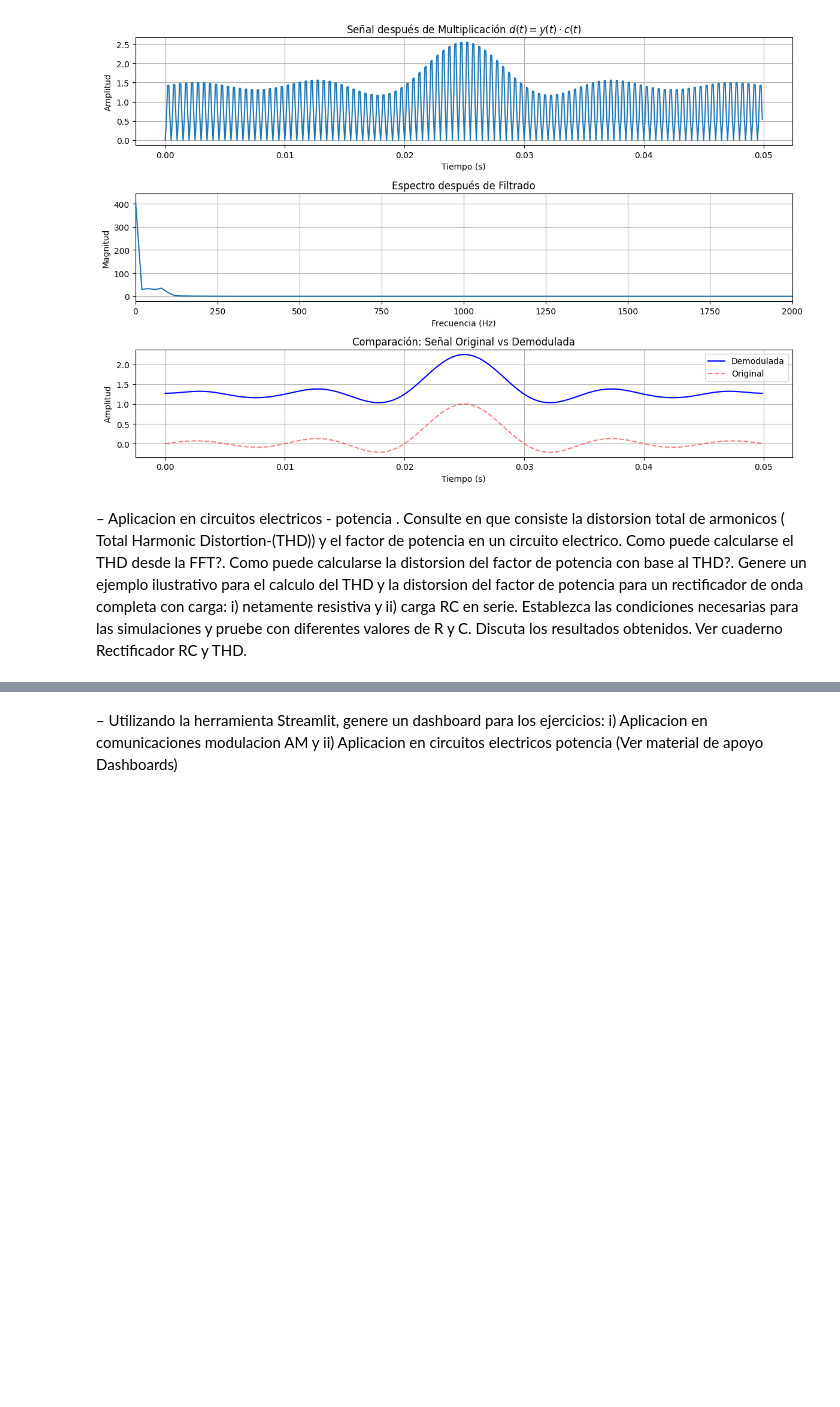
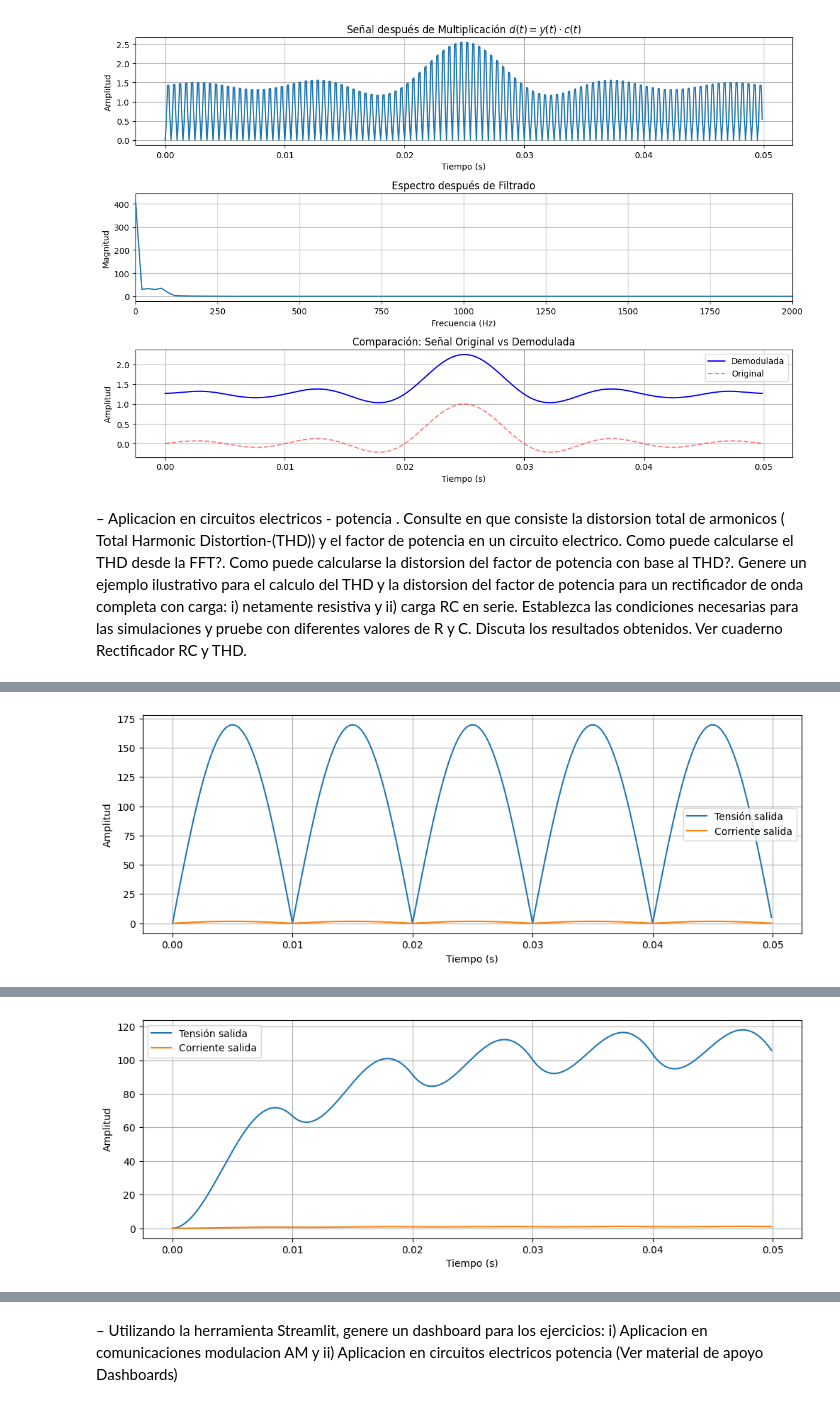
Before and after one commit to descruceria777/Se-alesySistemas, a Jupyter notebook: taller2/descrtaller2_SECC_1.ipynb, the cells around one changed output, grey strips where cells are left out. Drawn from its saved outputs; the diff is of its cells as text; code cells hidden in the pictures; blank space fills up the shorter version.

```diff
--- a/taller2/descrtaller2_SECC_1.ipynb
+++ b/taller2/descrtaller2_SECC_1.ipynb
@@ -711,0 +880,79 @@ resistiva y ii) carga RC en serie. Establezca las condiciones necesarias para la
+# %%
+#implementacion en python
+import numpy as np
+import matplotlib.pyplot as plt
+from scipy.fft import fft, fftfreq
+import matplotlib.pyplot as plt
+import numpy as np
+from scipy.integrate import trapezoid # Changed from simps
+
+# Parámetros de simulación
+fs = 10000       # Frecuencia de muestreo (Hz)
+duration = 0.1   # Duración de simulación (s)
+f = 50           # Frecuencia fundamental (Hz)
+t = np.linspace(0, duration, int(fs*duration), endpoint=False)
+
+def calculate_thd(signal, fs, f):
+    """Calcula THD a partir de la FFT de una señal"""
+    N = len(signal)
+    yf = fft(signal)[:N//2]
+    xf = fftfreq(N, 1/fs)[:N//2]
+
+    # Encontrar fundamental y armónicos
+    fundamental_idx = np.argmax(np.abs(yf[:int(1.5*f*N/fs)]))  # Search range based on fundamental freq
+    V1 = np.abs(yf[fundamental_idx])
+
+    # Identify harmonic indices (up to a reasonable limit, e.g., 20th harmonic or 2kHz)
+    harmonic_indices = [i for i in range(len(xf))
+                       if (i != fundamental_idx) and (xf[i] > f*1.5) and (xf[i] % f < f/4) and (xf[i] < 2000)] # Added tolerance and lower bound
+    Vh = np.sqrt(np.sum(np.abs(yf[harmonic_indices])**2))
+
+    return (Vh/V1)*100
+
+def rectifier_output(R, C=0, plot=False):
+    """Simula rectificador de onda completa con carga R o RC"""
+    # Generar señal de entrada
+    Vin = 120*np.sqrt(2)*np.sin(2*np.pi*f*t)
+
+    # Simular rectificación
+    Vrect = np.abs(Vin)
+
+    # Simular carga
+    if C > 0:  # Carga RC
+        tau = R*C
+        Vout = np.zeros_like(Vrect)
+        for i in range(1, len(Vout)):
+            Vout[i] = Vout[i-1] + (Vrect[i] - Vout[i-1])*(1 - np.exp(-1/(fs*tau)))
+    else:      # Carga resistiva
+        Vout = Vrect
+
+    # Calcular corriente
+    Iout = Vout/R
+
+    if plot:
+        plt.figure(figsize=(12,4))
+        plt.plot(t[:500], Vout[:500], label='Tensión salida')
+        plt.plot(t[:500], Iout[:500], label='Corriente salida')
+        plt.xlabel('Tiempo (s)')
+        plt.ylabel('Amplitud')
+        plt.legend()
+        plt.grid()
+        plt.show()
+
+    return Vout, Iout
+
+# Ejemplo de cálculo para carga resistiva
+Vout_r, Iout_r = rectifier_output(R=100, plot=True)
+thd_v_r = calculate_thd(Vout_r, fs, f)
+thd_i_r = calculate_thd(Iout_r, fs, f)
+print(f"THD tensión (carga R): {thd_v_r:.2f}%")
+print(f"THD corriente (carga R): {thd_i_r:.2f}%")
+
+# Ejemplo para carga RC
+Vout_rc, Iout_rc = rectifier_output(R=100, C=100e-6, plot=True)
+thd_v_rc = calculate_thd(Vout_rc, fs, f)
+thd_i_rc = calculate_thd(Iout_rc, fs, f)
+print(f"THD tensión (carga RC): {thd_v_rc:.2f}%")
+print(f"THD corriente (carga RC): {thd_i_rc:.2f}%")
+# %% [output]
+[figure, added]
@@ -711,0 +961 @@ resistiva y ii) carga RC en serie. Establezca las condiciones necesarias para la
+[figure, added]
```
Also changed, not shown: parts of 10 cells of this notebook.
